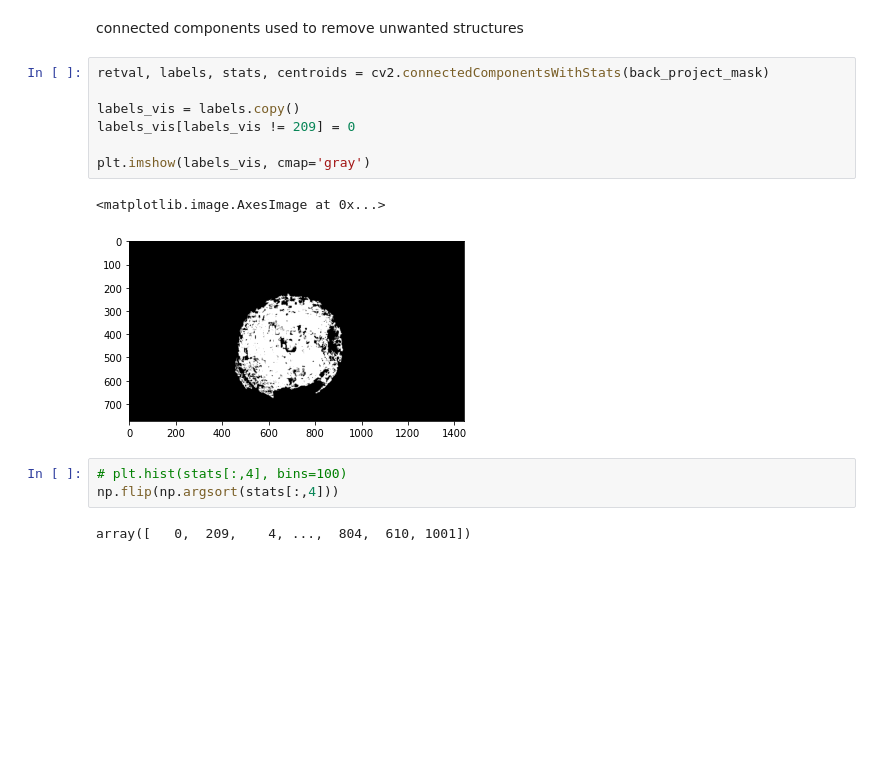
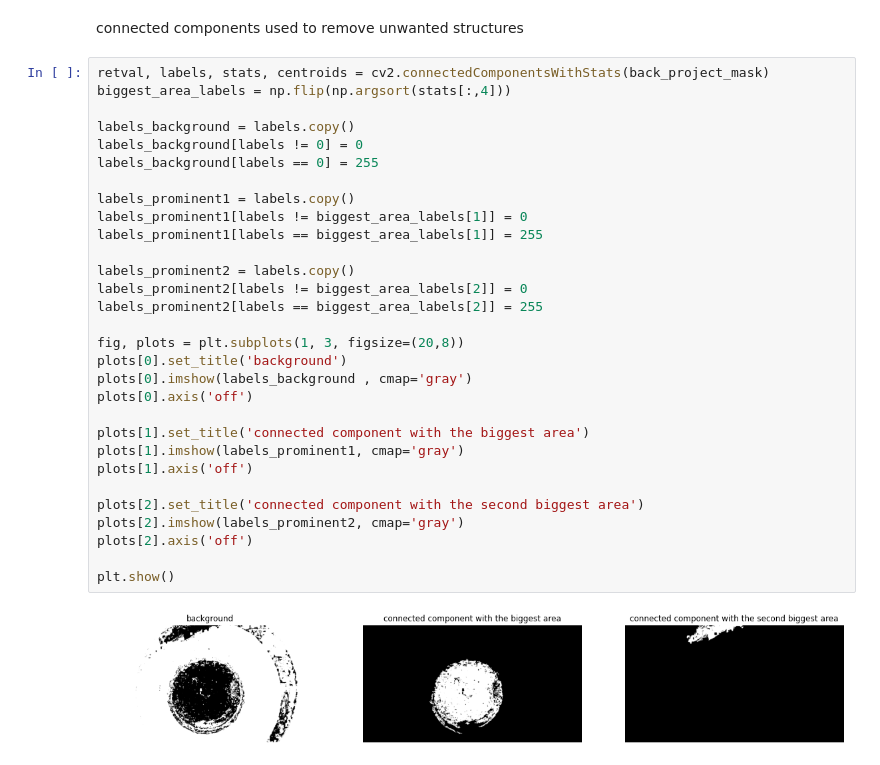
Before and after one commit to Custom-Surgical-GmbH/Cataract-Surgery-Training-Explorations, a Jupyter notebook: opencv_explorations/color_thresholding.ipynb, the cells around one changed output. Drawn from its saved outputs; the diff is of its cells as text; blank space fills up the shorter version.

```diff
--- a/opencv_explorations/color_thresholding.ipynb
+++ b/opencv_explorations/color_thresholding.ipynb
@@ -168,17 +168,34 @@ plt.show()
 # %% [markdown]
 connected components used to remove unwanted structures
-# %%
-retval, labels, stats, centroids = cv2.connectedComponentsWithStats(back_project_mask)
-
-labels_vis = labels.copy()
-labels_vis[labels_vis != 209] = 0
-
-plt.imshow(labels_vis, cmap='gray')
-# %% [output]
-<matplotlib.image.AxesImage at 0x...>
-[figure, removed]
-# %%
-# plt.hist(stats[:,4], bins=100)
-np.flip(np.argsort(stats[:,4]))
-# %% [output]
-array([   0,  209,    4, ...,  804,  610, 1001])
+# %%
+retval, labels, stats, centroids = cv2.connectedComponentsWithStats(back_project_mask)
+biggest_area_labels = np.flip(np.argsort(stats[:,4]))
+
+labels_background = labels.copy()
+labels_background[labels != 0] = 0
+labels_background[labels == 0] = 255
+
+labels_prominent1 = labels.copy()
+labels_prominent1[labels != biggest_area_labels[1]] = 0
+labels_prominent1[labels == biggest_area_labels[1]] = 255
+
+labels_prominent2 = labels.copy()
+labels_prominent2[labels != biggest_area_labels[2]] = 0
+labels_prominent2[labels == biggest_area_labels[2]] = 255
+
+fig, plots = plt.subplots(1, 3, figsize=(20,8))
+plots[0].set_title('background')
+plots[0].imshow(labels_background , cmap='gray')
+plots[0].axis('off')
+
+plots[1].set_title('connected component with the biggest area')
+plots[1].imshow(labels_prominent1, cmap='gray')
+plots[1].axis('off')
+
+plots[2].set_title('connected component with the second biggest area')
+plots[2].imshow(labels_prominent2, cmap='gray')
+plots[2].axis('off')
+
+plt.show()
+# %% [output]
+[figure, added]
```
Also changed, not shown: parts of 3 cells of this notebook.
